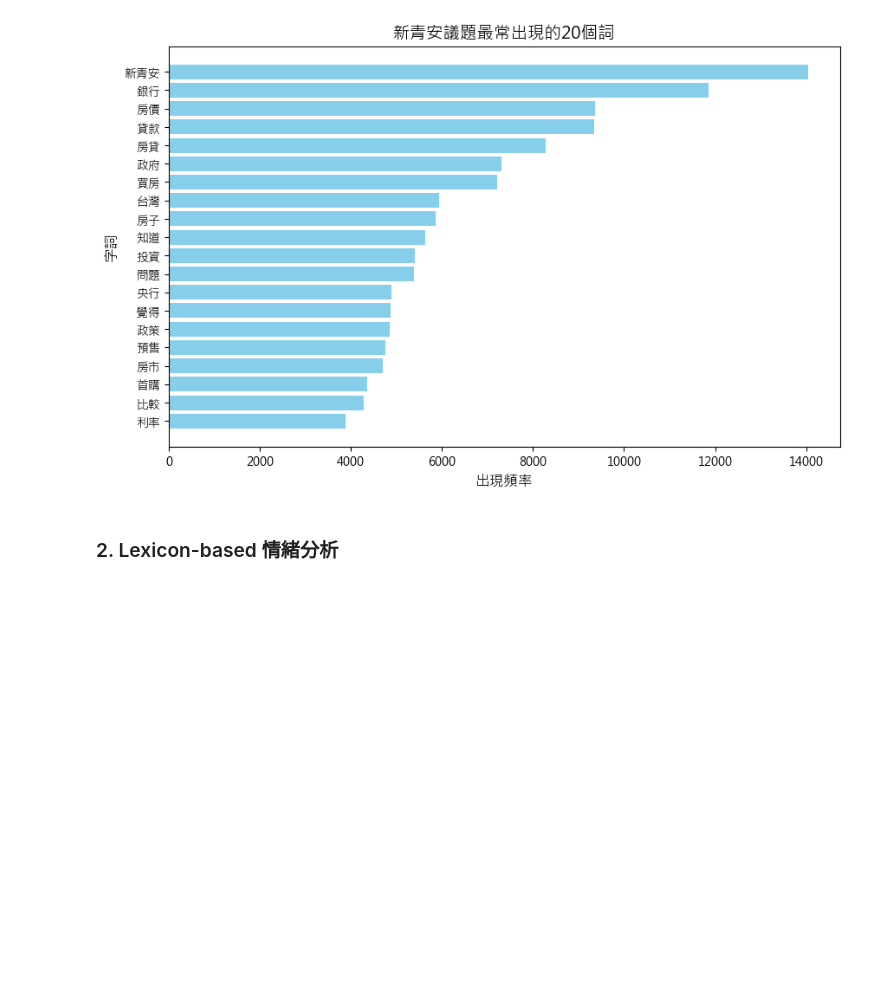
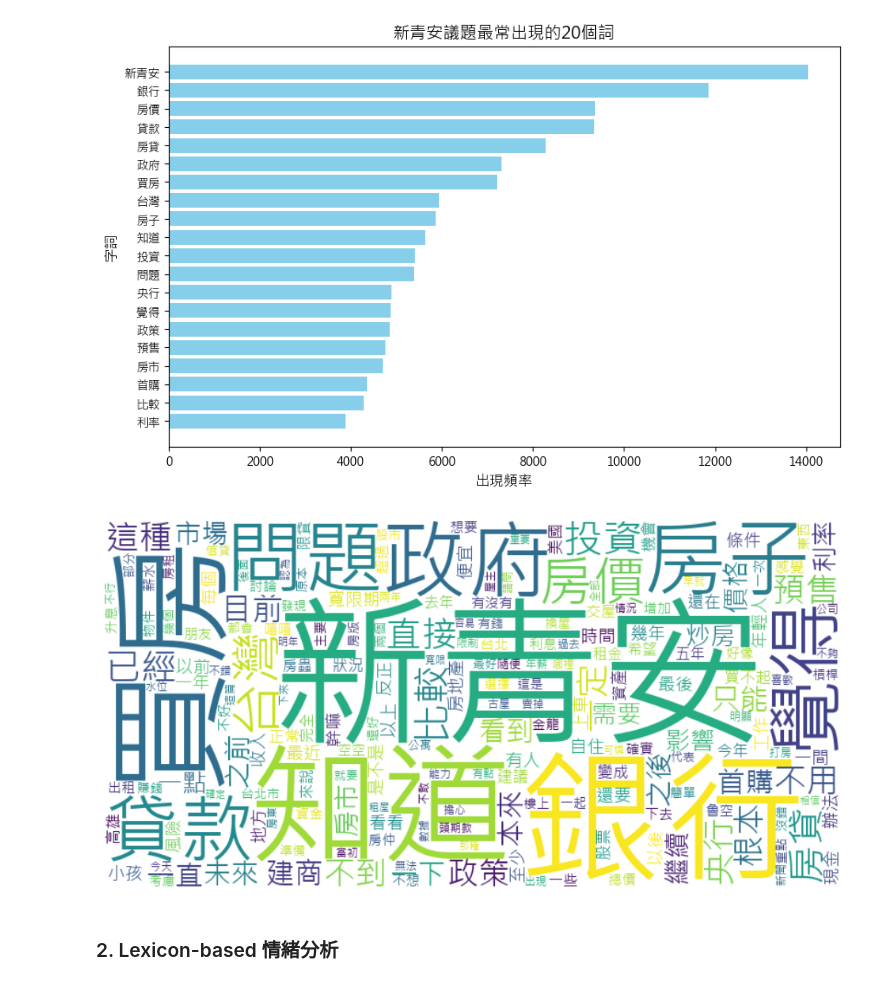
Before and after one commit to hsuan1120/Loan, a Jupyter notebook: loans.ipynb, the cells around one changed output. Saved outputs shown, nothing was run; the diff lists cells and outputs as text; code cells hidden in the pictures; blank space fills up the shorter version.

```diff
--- a/loans.ipynb
+++ b/loans.ipynb
@@ -313,6 +314,22 @@ plt.gca().invert_yaxis()
 plt.show()
 # %% [output]
 [figure]
+# %%
+# 繪製文字雲
+word = " ".join(data['word'].to_list())
+
+wc = WordCloud(
+    font_path='msjh.ttc',
+    width = 800,
+    height = 400, background_color='white'
+).generate(word)
+
+plt.figure(figsize=(12,10))
+plt.imshow(wc, interpolation='bilinear')
+plt.axis('off')
+plt.show()
+# %% [output]
+[figure, added]
 # %% [markdown]
 ### 2. Lexicon-based 情緒分析
 # %%
```
Also changed, not shown: parts of 11 cells of this notebook.
